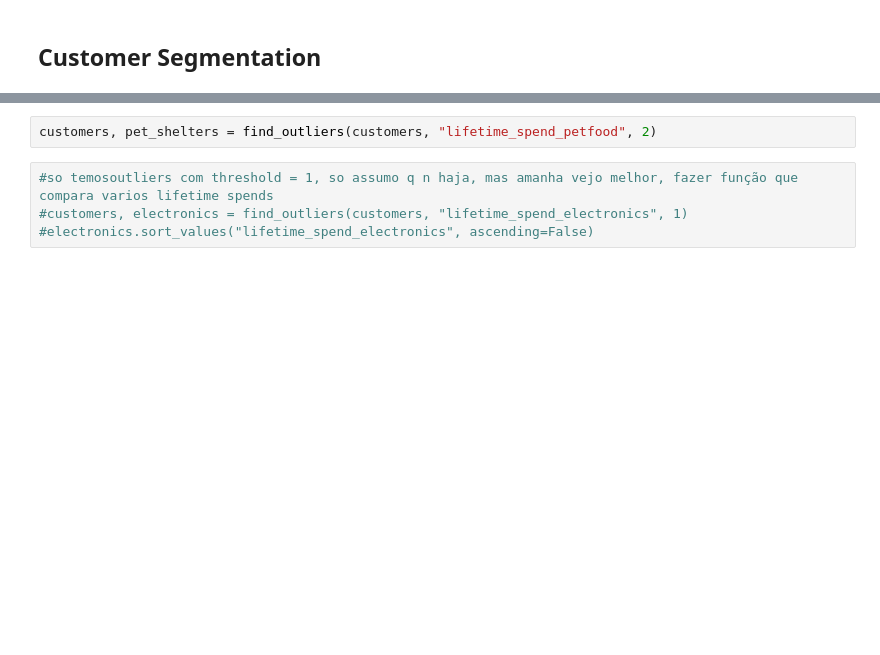
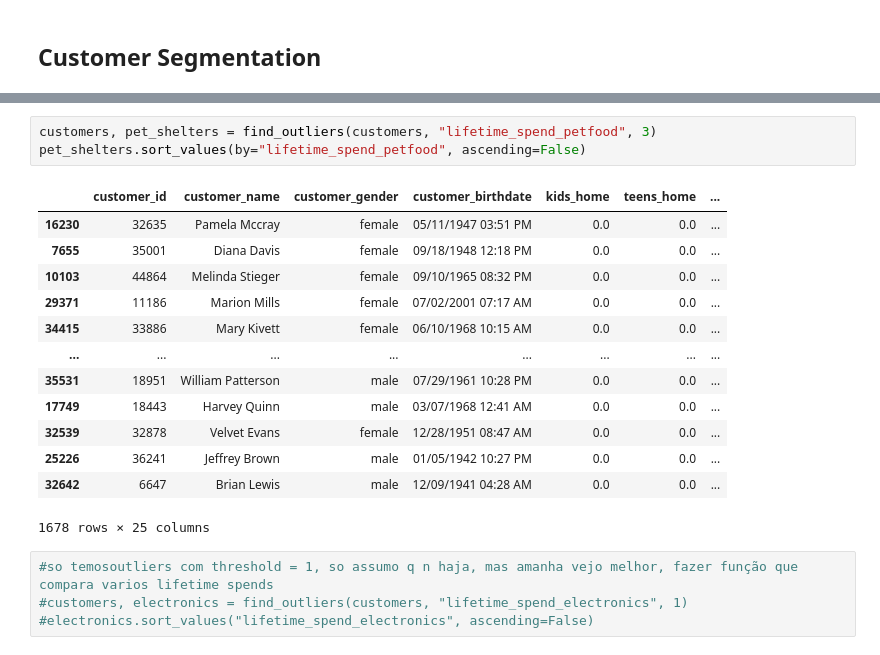
Before and after one commit to mitoma10110/ML2_Project, a Jupyter notebook: main.ipynb, the cells around one changed output, grey strips where cells are left out. Drawn from its saved outputs; the diff is of its cells as text; blank space fills up the shorter version.

```diff
--- a/main.ipynb
+++ b/main.ipynb
@@ -248,5 +263,20 @@ customers, fishermen = find_fishermen(customers)
 # %%
-customers, pet_shelters = find_outliers(customers, "lifetime_spend_petfood", 2)
+customers, pet_shelters = find_outliers(customers, "lifetime_spend_petfood", 3)
+pet_shelters.sort_values(by="lifetime_spend_petfood", ascending=False)
+# %% [output]
+|  | customer_id | customer_name | customer_gender | customer_birthdate | kids_home | teens_home | ... |
+| 16230 | 32635 | Pamela Mccray | female | 05/11/1947 03:51 PM | 0.0 | 0.0 | ... |
+| 7655 | 35001 | Diana Davis | female | 09/18/1948 12:18 PM | 0.0 | 0.0 | ... |
+| 10103 | 44864 | Melinda Stieger | female | 09/10/1965 08:32 PM | 0.0 | 0.0 | ... |
+| 29371 | 11186 | Marion Mills | female | 07/02/2001 07:17 AM | 0.0 | 0.0 | ... |
+| 34415 | 33886 | Mary Kivett | female | 06/10/1968 10:15 AM | 0.0 | 0.0 | ... |
+| ... | ... | ... | ... | ... | ... | ... | ... |
+| 35531 | 18951 | William Patterson | male | 07/29/1961 10:28 PM | 0.0 | 0.0 | ... |
+| 17749 | 18443 | Harvey Quinn | male | 03/07/1968 12:41 AM | 0.0 | 0.0 | ... |
+| 32539 | 32878 | Velvet Evans | female | 12/28/1951 08:47 AM | 0.0 | 0.0 | ... |
+| 25226 | 36241 | Jeffrey Brown | male | 01/05/1942 10:27 PM | 0.0 | 0.0 | ... |
+| 32642 | 6647 | Brian Lewis | male | 12/09/1941 04:28 AM | 0.0 | 0.0 | ... |
+1678 rows × 25 columns
 # %%
 #so temosoutliers com threshold = 1, so assumo q n haja, mas amanha vejo melhor, fazer função que compara varios lifetime spends
 #customers, electronics = find_outliers(customers, "lifetime_spend_electronics", 1)
```
Also changed, not shown: parts of 2 cells of this notebook, 1 other file.
